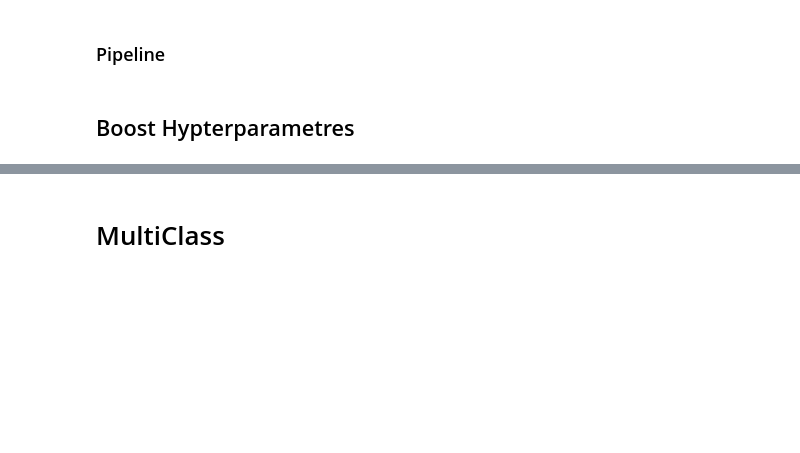
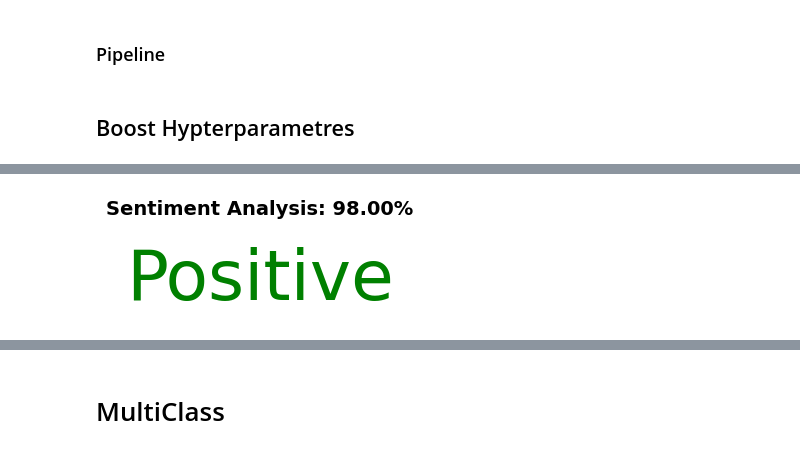
Before and after one commit to rvanguita/Brazilian_E-Commerce, a Jupyter notebook: main.ipynb, the cells around one changed output, grey strips where cells are left out. Saved outputs shown, nothing was run; the diff lists cells and outputs as text; code cells hidden in the pictures; blank space fills up the shorter version.

```diff
--- a/main.ipynb
+++ b/main.ipynb
@@ -341,6 +303,8 @@ plot_sentiment_prediction(comment, trained_pipeline)
 # %%
-comment = 'Vendedor confiável, produto ok e entrega antes do prazo.'
-plot_sentiment_prediction(comment, trained_pipeline)
+# comment = 'Vendedor confiável, produto ok e entrega antes do prazo.'
+# plot_sentiment_prediction(comment, trained_pipeline)
+# %% [output]
+[figure, added]
 # %%
 def plot_sentiment_prediction(input_text, text_pipeline, tfidf_vectorizer, classifier_model):
 
```
Also changed, not shown: parts of 35 cells of this notebook, 6 other files.
